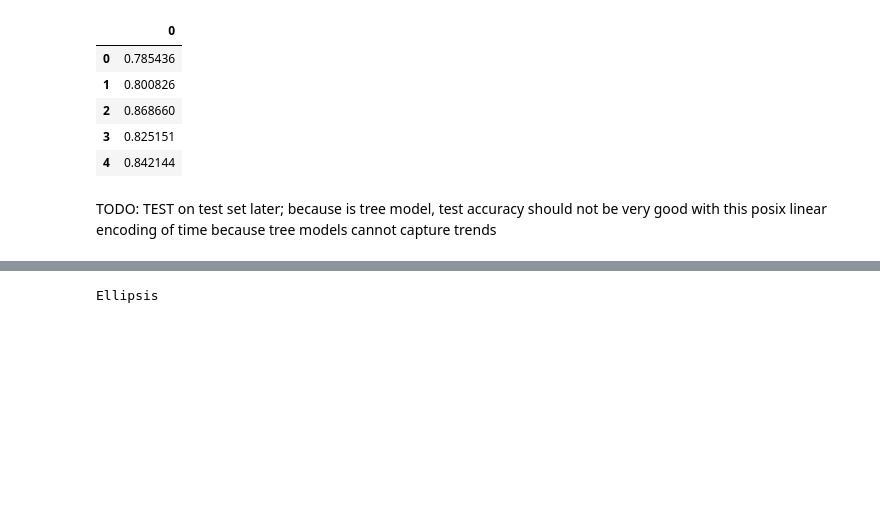
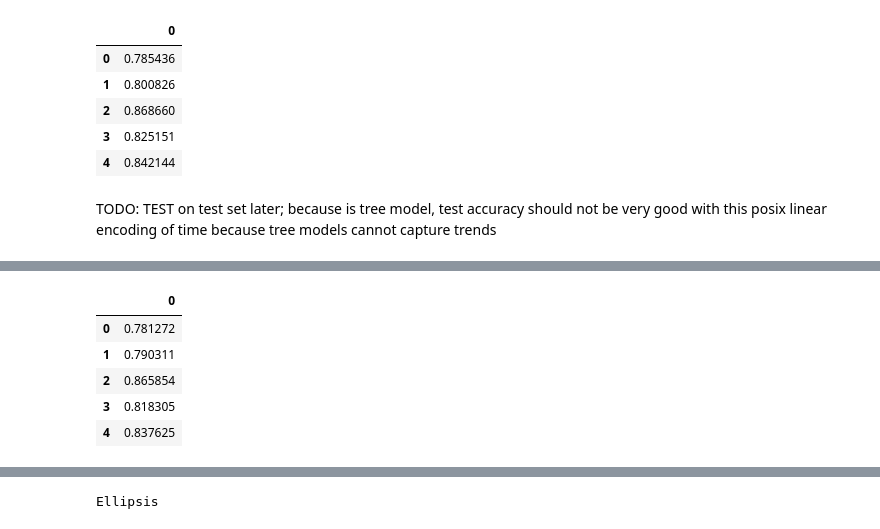
Before and after one commit to ricd99/cpsc330-2022W1, a Jupyter notebook: hw/hw8/hw8.ipynb, the cells around one changed output, grey strips where cells are left out. Drawn from its saved outputs; the diff is of its cells as text; code cells hidden in the pictures; blank space fills up the shorter version.

```diff
--- a/hw/hw8/hw8.ipynb
+++ b/hw/hw8/hw8.ipynb
@@ -482,0 +479,9 @@ Ellipsis
+# %%
+pd.DataFrame(cross_val_score(RandomForestRegressor(), X_train_month, y_train, cv=tscv))
+# %% [output]
+|  | 0 |
+| 0 | 0.781272 |
+| 1 | 0.790311 |
+| 2 | 0.865854 |
+| 3 | 0.818305 |
+| 4 | 0.837625 |
```
Also changed, not shown: parts of 12 cells of this notebook.
